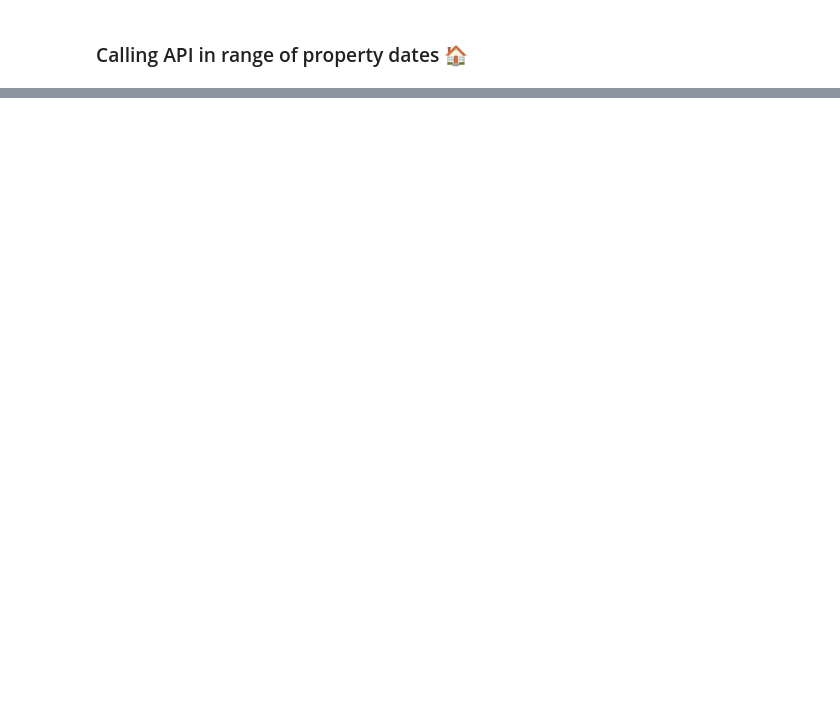
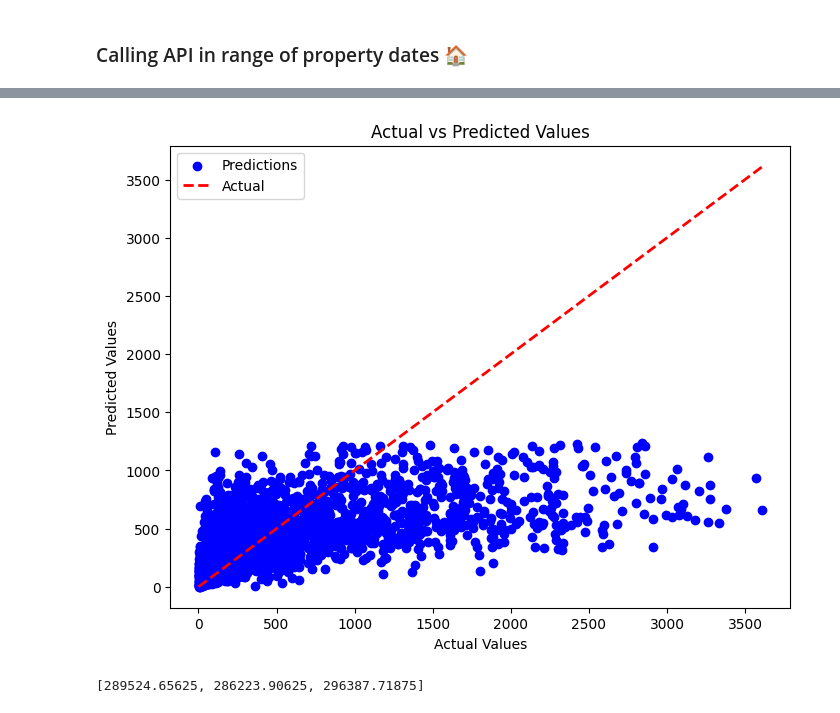
Before and after one commit to hramzan01/market, a Jupyter notebook: notebooks/supply_data.ipynb, the cells around one changed output, grey strips where cells are left out. Saved outputs shown, nothing was run; the diff lists cells and outputs as text; code cells hidden in the pictures; blank space fills up the shorter version.

```diff
--- a/notebooks/supply_data.ipynb
+++ b/notebooks/supply_data.ipynb
@@ -688,0 +595,28 @@ model.evaluate(scaler.transform(X_test), y_test)
+# %%
+import sklearn
+from tensorflow import keras
+from keras import layers
+
+def initialize_model():
+    ###ARCHITECTURE 01
+    model = keras.models.Sequential()
+    model.add(layers.Dense(10, activation='relu',input_dim=X.shape[1])) # Input
+    model.add(layers.Dropout(0.2))
+
+    model.add(layers.Dense(7, activation='relu')) # Hidden
+    model.add(layers.Dropout(rate=0.2))  # (optional)
+
+    model.add(layers.Dense(7, activation='relu')) # Hidden
+    model.add(layers.Dropout(rate=0.2))  # (optional)
+
+    model.add(layers.Dense(1, activation='linear')) # Output
+
+    return model
+
+def compile_model(model, optimizer_name):
+    ###COMPILES MODEL 02
+    model.compile(loss='mse',
+                  optimizer=optimizer_name,
+                  metrics=['mae'])
+
+    return model
@@ -689,5 +653,4 @@ model.evaluate(scaler.transform(X_test), y_test)
 # %%
-# Check Predictions
-# Predicted probabilities
-y_pred = model.predict(scaler.transform(X_test))
+# Predictions on the test set
+predictions = model.predict(X_test)
 # %% [output]
@@ -694,0 +658,18 @@ y_pred = model.predict(scaler.transform(X_test))
+# %%
+import matplotlib.pyplot as plt
+
+# Plotting predictions vs actual values
+plt.figure(figsize=(8, 6))
+plt.scatter(y_test, predictions, color='blue', label='Predictions')
+plt.plot([y_test.min(), y_test.max()], [y_test.min(), y_test.max()], 'k--', lw=2, color='red', label='Actual')
+plt.xlabel('Actual Values')
+plt.ylabel('Predicted Values')
+plt.title('Actual vs Predicted Values')
+plt.legend()
+plt.show()
+# %% [output]
+[figure, added]
+# %%
+history.history['val_loss']
+# %% [output]
+[289524.65625, 286223.90625, 296387.71875]
```
Also changed, not shown: parts of 46 cells of this notebook.
